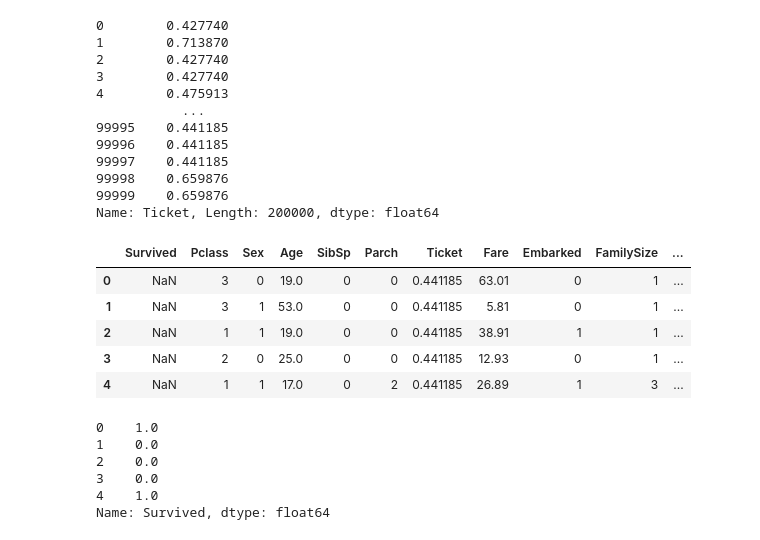
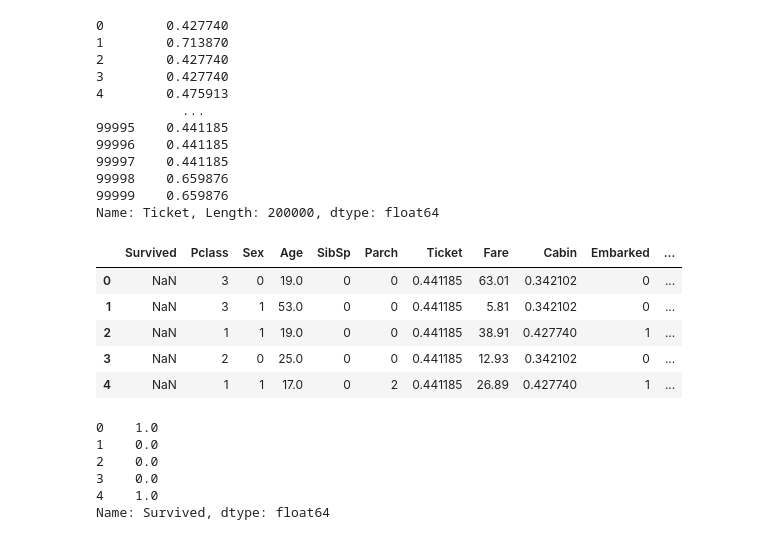
Before and after one commit to kitakou0313/titanic, a Jupyter notebook: tabular/predict.ipynb, the cells around one changed output. Saved outputs shown, nothing was run; the diff lists cells and outputs as text; code cells hidden in the pictures.

Commit message:
Add cabin to feature

```diff
--- a/tabular/predict.ipynb
+++ b/tabular/predict.ipynb
@@ -54,12 +54,17 @@ for col in ['Name', 'FirstName', 'SurName']:
 ce = CatBoostEncoder()
 
 data["Ticket"] = data["Ticket"].map(lambda x:str(x).split()[0] if len(str(x).split()) > 1 else np.nan)
+data["Cabin"] = data["Cabin"].map(lambda x:str(x).split()[0])
+
 
 train = data[:len(train)]
 test = data[len(train):]
 train["Ticket"] = ce.fit_transform(train["Ticket"], train["Survived"])
 test["Ticket"] = ce.transform(test["Ticket"])
 
+train["Cabin"] = ce.fit_transform(train["Cabin"], train["Survived"])
+test["Cabin"] = ce.transform(test["Cabin"])
+
 data = pd.concat([train, test], sort=False)
 # %% [output]
 A value is trying to be set on a copy of a slice from a DataFrame.
@@ -88,20 +103,20 @@ print(data["Ticket"])
 99999    0.659876
 Name: Ticket, Length: 200000, dtype: float64
 # %%
-delete_columns = ['Name', 'PassengerId', 'Cabin','FirstName', 'SurName']
+delete_columns = ['Name', 'PassengerId','FirstName', 'SurName']
 data.drop(delete_columns, axis=1, inplace=True)
 
 train = data[:len(train)]
 test = data[len(train):]
 
 test.head()
 # %% [output]
-|  | Survived | Pclass | Sex | Age | SibSp | Parch | Ticket | Fare | Embarked | FamilySize | ... |
-| 0 | NaN | 3 | 0 | 19.0 | 0 | 0 | 0.441185 | 63.01 | 0 | 1 | ... |
-| 1 | NaN | 3 | 1 | 53.0 | 0 | 0 | 0.441185 | 5.81 | 0 | 1 | ... |
-| 2 | NaN | 1 | 1 | 19.0 | 0 | 0 | 0.441185 | 38.91 | 1 | 1 | ... |
-| 3 | NaN | 2 | 0 | 25.0 | 0 | 0 | 0.441185 | 12.93 | 0 | 1 | ... |
-| 4 | NaN | 1 | 1 | 17.0 | 0 | 2 | 0.441185 | 26.89 | 1 | 3 | ... |
+|  | Survived | Pclass | Sex | Age | SibSp | Parch | Ticket | Fare | Cabin | Embarked | ... |
+| 0 | NaN | 3 | 0 | 19.0 | 0 | 0 | 0.441185 | 63.01 | 0.342102 | 0 | ... |
+| 1 | NaN | 3 | 1 | 53.0 | 0 | 0 | 0.441185 | 5.81 | 0.342102 | 0 | ... |
+| 2 | NaN | 1 | 1 | 19.0 | 0 | 0 | 0.441185 | 38.91 | 0.427740 | 1 | ... |
+| 3 | NaN | 2 | 0 | 25.0 | 0 | 0 | 0.441185 | 12.93 | 0.342102 | 0 | ... |
+| 4 | NaN | 1 | 1 | 17.0 | 0 | 2 | 0.441185 | 26.89 | 0.427740 | 1 | ... |
 # %%
 y_train = train["Survived"]
 X_train = train.drop("Survived", axis=1)
```
Also changed, not shown: parts of 14 cells of this notebook, 2 other files.
